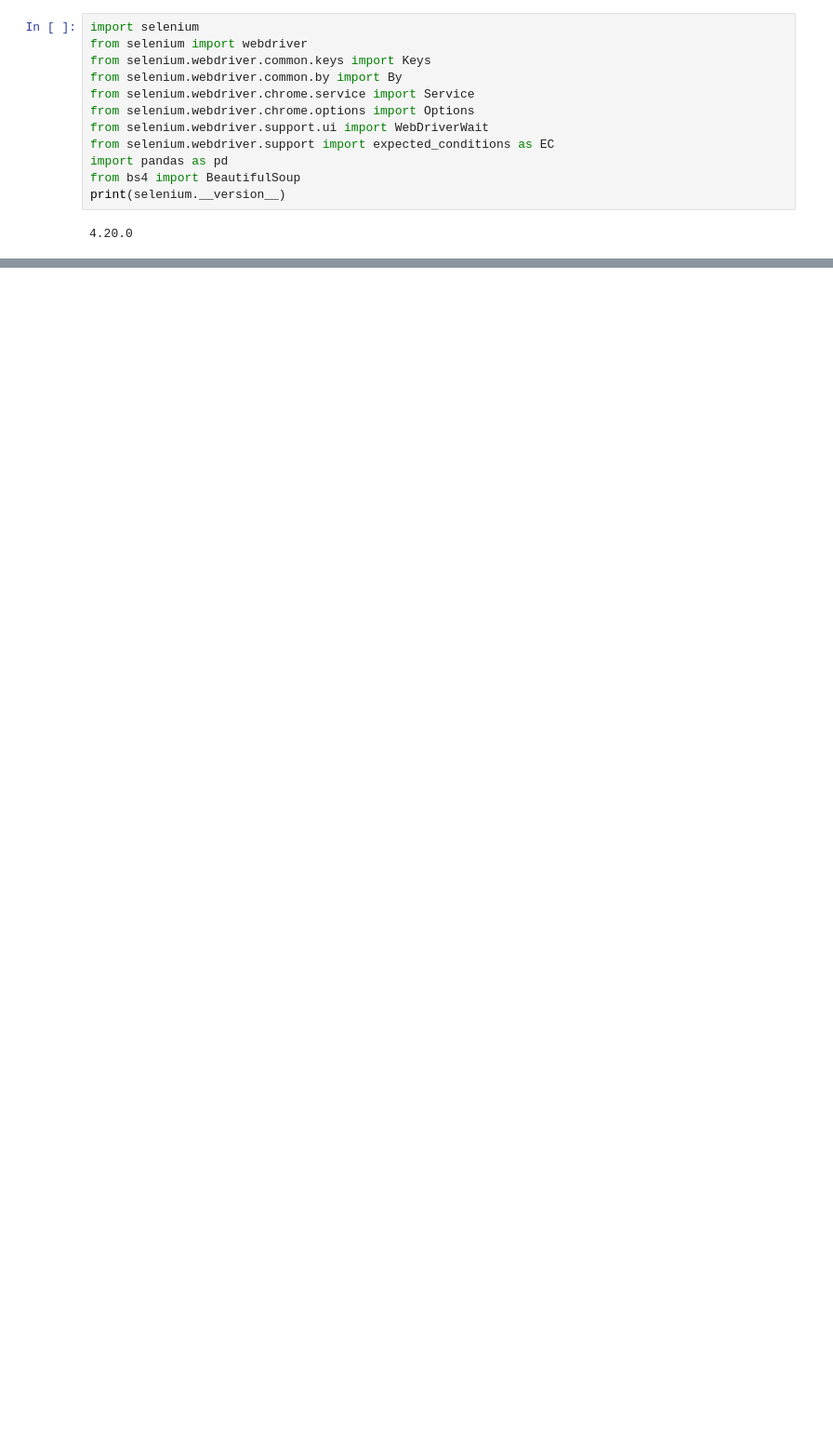
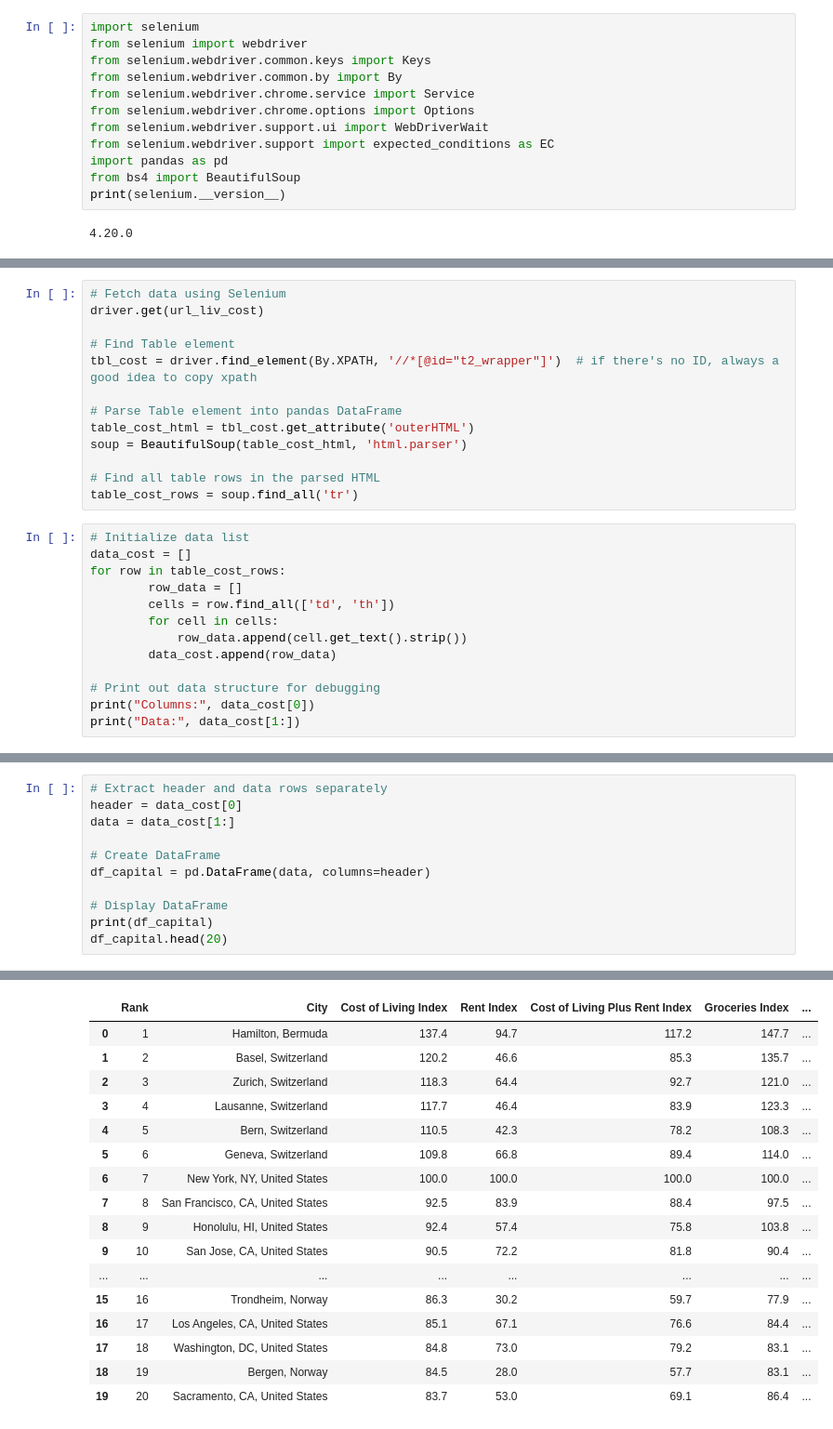
Before and after one commit to ronmaccms/DE_Team, a Jupyter notebook: _scrapWeb_living_cost.ipynb, the cells around one changed output, grey strips where cells are left out. Shown: that part at 93% size. Cells and saved outputs as stored; diff of their text form; blank space fills up the shorter version.

```diff
--- a/_scrapWeb_living_cost.ipynb
+++ b/_scrapWeb_living_cost.ipynb
@@ -155,0 +247,26 @@ final_df.head(20)
+# %%
+# Fetch data using Selenium
+driver.get(url_liv_cost)
+
+# Find Table element
+tbl_cost = driver.find_element(By.XPATH, '//*[@id="t2_wrapper"]')  # if there's no ID, always a good idea to copy xpath
+
+# Parse Table element into pandas DataFrame
+table_cost_html = tbl_cost.get_attribute('outerHTML')
+soup = BeautifulSoup(table_cost_html, 'html.parser')
+
+# Find all table rows in the parsed HTML
+table_cost_rows = soup.find_all('tr')
+# %%
+# Initialize data list
+data_cost = []
+for row in table_cost_rows:
+        row_data = []
+        cells = row.find_all(['td', 'th'])
+        for cell in cells:
+            row_data.append(cell.get_text().strip())
+        data_cost.append(row_data)
+
+# Print out data structure for debugging
+print("Columns:", data_cost[0])
+print("Data:", data_cost[1:])
@@ -155,0 +276,12 @@ final_df.head(20)
+# %%
+# Extract header and data rows separately
+header = data_cost[0]
+data = data_cost[1:]
+
+# Create DataFrame
+df_capital = pd.DataFrame(data, columns=header)
+
+# Display DataFrame
+print(df_capital)
+df_capital.head(20)
+# %% [output]
@@ -155,0 +305,17 @@ final_df.head(20)
+|  | Rank | City | Cost of Living Index | Rent Index | Cost of Living Plus Rent Index | Groceries Index | ... |
+| 0 | 1 | Hamilton, Bermuda | 137.4 | 94.7 | 117.2 | 147.7 | ... |
+| 1 | 2 | Basel, Switzerland | 120.2 | 46.6 | 85.3 | 135.7 | ... |
+| 2 | 3 | Zurich, Switzerland | 118.3 | 64.4 | 92.7 | 121.0 | ... |
+| 3 | 4 | Lausanne, Switzerland | 117.7 | 46.4 | 83.9 | 123.3 | ... |
+| 4 | 5 | Bern, Switzerland | 110.5 | 42.3 | 78.2 | 108.3 | ... |
+| 5 | 6 | Geneva, Switzerland | 109.8 | 66.8 | 89.4 | 114.0 | ... |
+| 6 | 7 | New York, NY, United States | 100.0 | 100.0 | 100.0 | 100.0 | ... |
+| 7 | 8 | San Francisco, CA, United States | 92.5 | 83.9 | 88.4 | 97.5 | ... |
+| 8 | 9 | Honolulu, HI, United States | 92.4 | 57.4 | 75.8 | 103.8 | ... |
+| 9 | 10 | San Jose, CA, United States | 90.5 | 72.2 | 81.8 | 90.4 | ... |
+| ... | ... | ... | ... | ... | ... | ... | ... |
+| 15 | 16 | Trondheim, Norway | 86.3 | 30.2 | 59.7 | 77.9 | ... |
+| 16 | 17 | Los Angeles, CA, United States | 85.1 | 67.1 | 76.6 | 84.4 | ... |
+| 17 | 18 | Washington, DC, United States | 84.8 | 73.0 | 79.2 | 83.1 | ... |
+| 18 | 19 | Bergen, Norway | 84.5 | 28.0 | 57.7 | 83.1 | ... |
+| 19 | 20 | Sacramento, CA, United States | 83.7 | 53.0 | 69.1 | 86.4 | ... |
```
Also changed, not shown: parts of 13 cells of this notebook, 8 other files.
